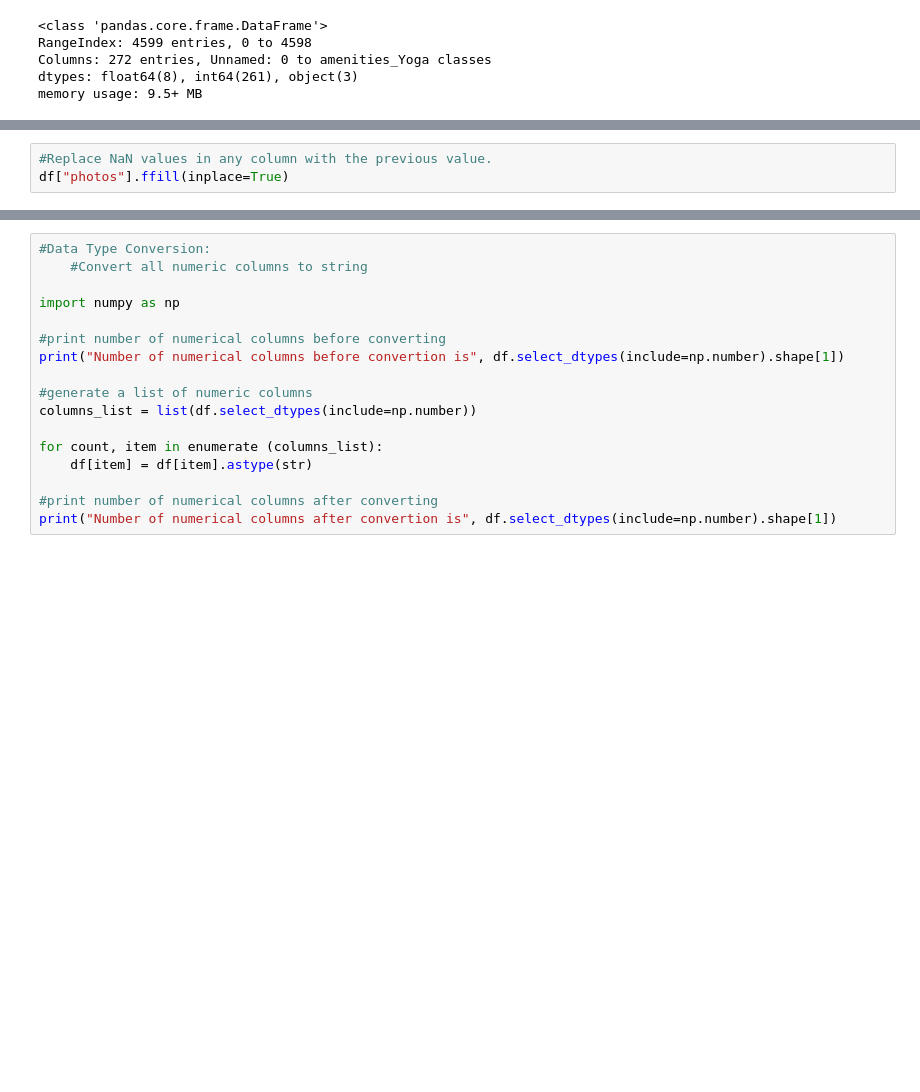
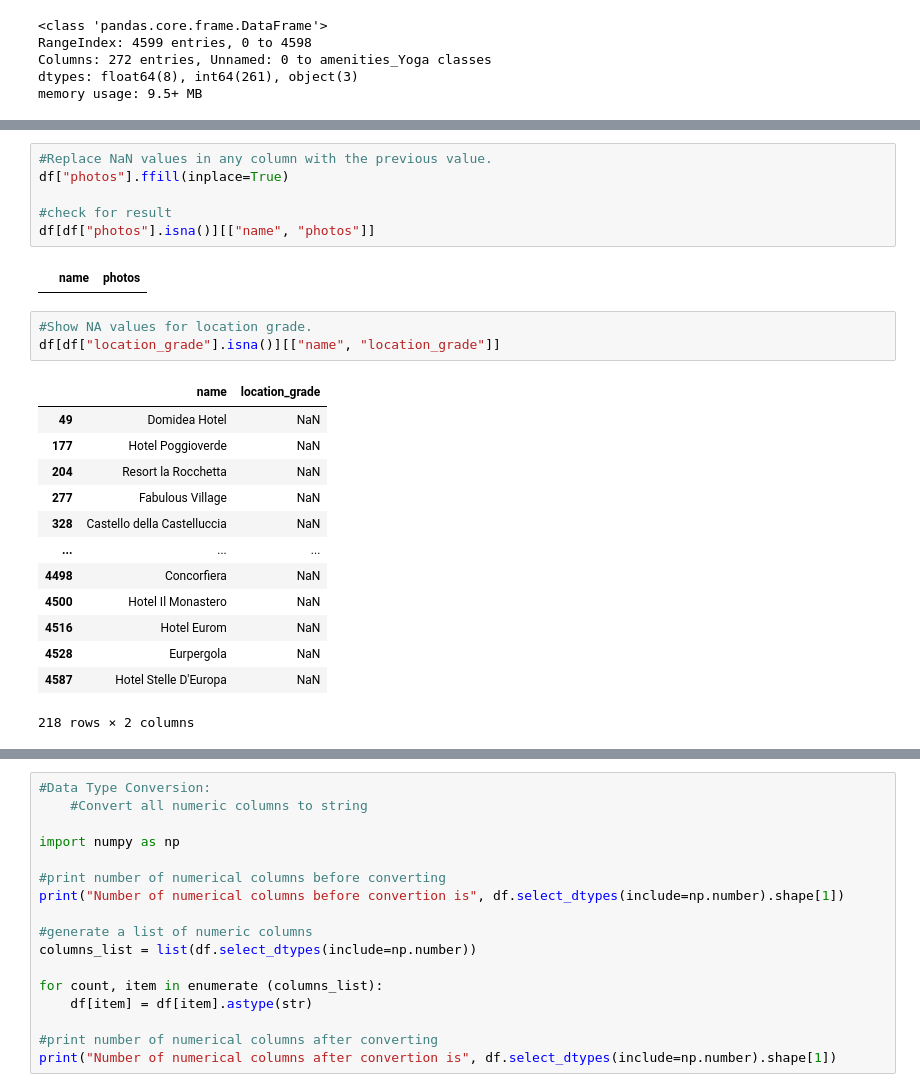
Before and after one commit to martintokman/practicas, a Jupyter notebook: data wrangling/tripadvisor-rating-impact-on-hotel-popularity.ipynb, the cells around one changed output, grey strips where cells are left out. Drawn from its saved outputs; the diff is of its cells as text; blank space fills up the shorter version.

```diff
--- a/data wrangling/tripadvisor-rating-impact-on-hotel-popularity.ipynb
+++ b/data wrangling/tripadvisor-rating-impact-on-hotel-popularity.ipynb
@@ -43,3 +122,25 @@ df[df["photos"].isna()][["name", "photos"]]
 # %%
 #Replace NaN values in any column with the previous value.
 df["photos"].ffill(inplace=True)
+
+#check for result
+df[df["photos"].isna()][["name", "photos"]]
+# %% [output]
+|  | name | photos |
+# %%
+#Show NA values for location grade.
+df[df["location_grade"].isna()][["name", "location_grade"]]
+# %% [output]
+|  | name | location_grade |
+| 49 | Domidea Hotel | NaN |
+| 177 | Hotel Poggioverde | NaN |
+| 204 | Resort la Rocchetta | NaN |
+| 277 | Fabulous Village | NaN |
+| 328 | Castello della Castelluccia | NaN |
+| ... | ... | ... |
+| 4498 | Concorfiera | NaN |
+| 4500 | Hotel Il Monastero | NaN |
+| 4516 | Hotel Eurom | NaN |
+| 4528 | Eurpergola | NaN |
+| 4587 | Hotel Stelle D'Europa | NaN |
+218 rows × 2 columns
```
Also changed, not shown: parts of 43 cells of this notebook, 1 other file.
